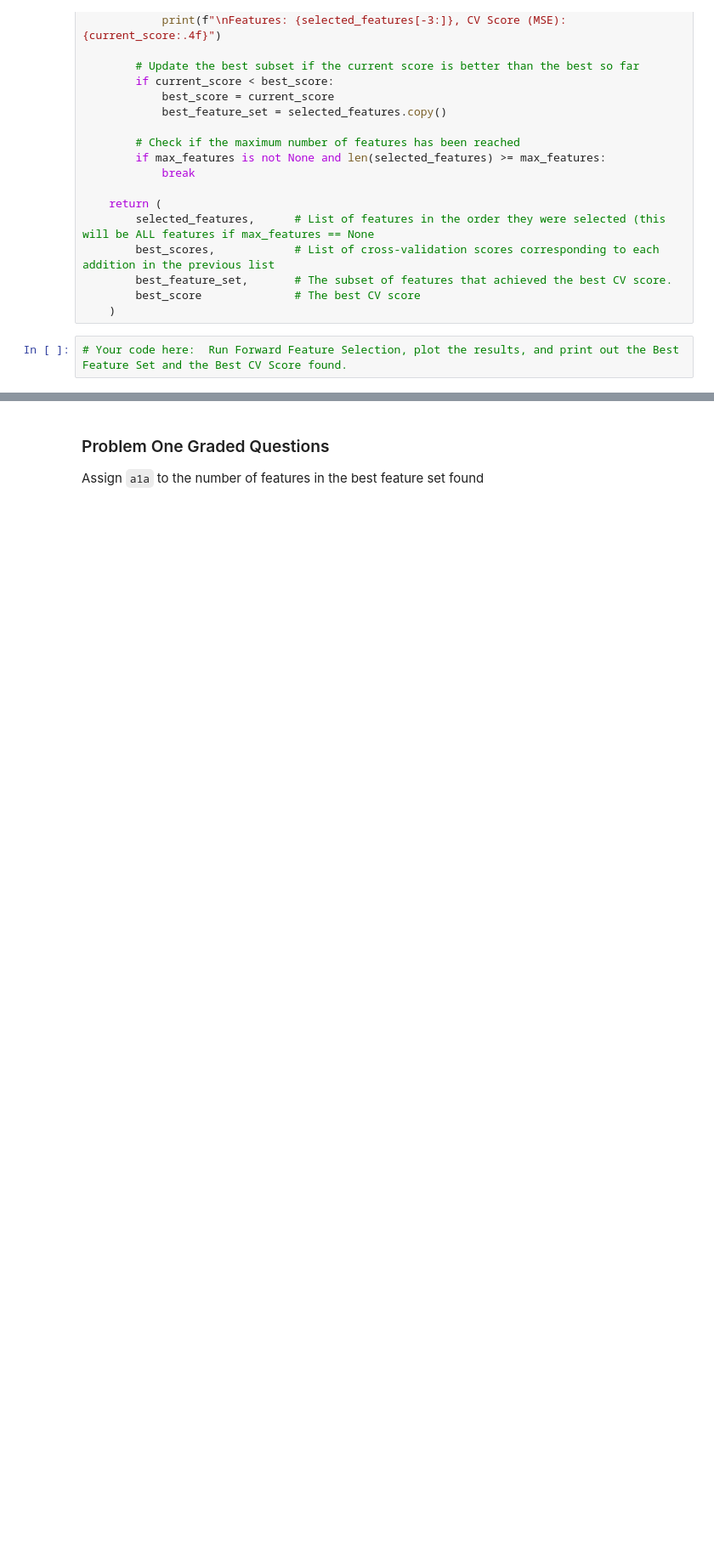
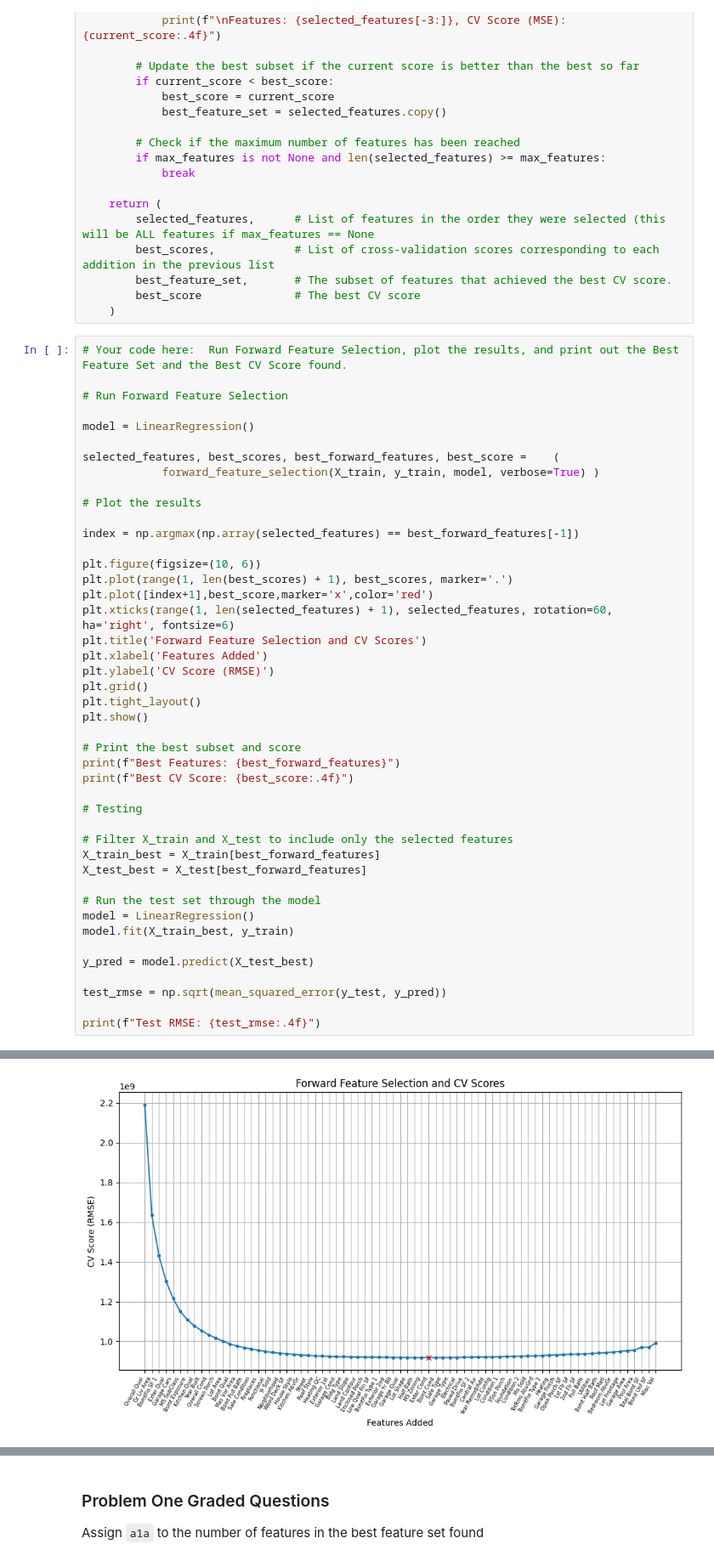
Before and after one commit to tware5-star/Module-3-Assignments, a Jupyter notebook: Homework_05.ipynb, the cells around one changed output, grey strips where cells are left out. Shown at 85% size. Saved outputs shown, nothing was run; the diff lists cells and outputs as text; blank space fills up the shorter version.

```diff
--- a/Homework_05.ipynb
+++ b/Homework_05.ipynb
@@ -178,3 +178,46 @@ def forward_feature_selection(X, y, model,
     )
 # %%
 # Your code here:  Run Forward Feature Selection, plot the results, and print out the Best Feature Set and the Best CV Score found.
+
+# Run Forward Feature Selection
+
+model = LinearRegression()
+
+selected_features, best_scores, best_forward_features, best_score =    (
+            forward_feature_selection(X_train, y_train, model, verbose=True) )
+
+# Plot the results
+
+index = np.argmax(np.array(selected_features) == best_forward_features[-1])
+
+plt.figure(figsize=(10, 6))
+plt.plot(range(1, len(best_scores) + 1), best_scores, marker='.')
+plt.plot([index+1],best_score,marker='x',color='red')
+plt.xticks(range(1, len(selected_features) + 1), selected_features, rotation=60, ha='right', fontsize=6)
+plt.title('Forward Feature Selection and CV Scores')
+plt.xlabel('Features Added')
+plt.ylabel('CV Score (RMSE)')
+plt.grid()
+plt.tight_layout()
+plt.show()
+
+# Print the best subset and score
+print(f"Best Features: {best_forward_features}")
+print(f"Best CV Score: {best_score:.4f}")
+
+# Testing
+
+# Filter X_train and X_test to include only the selected features
+X_train_best = X_train[best_forward_features]
+X_test_best = X_test[best_forward_features]
+
+# Run the test set through the model
+model = LinearRegression()
+model.fit(X_train_best, y_train)
+
+y_pred = model.predict(X_test_best)
+
+test_rmse = np.sqrt(mean_squared_error(y_test, y_pred))
+
+print(f"Test RMSE: {test_rmse:.4f}")
+# %% [output]
@@ -180,0 +241 @@ def forward_feature_selection(X, y, model,
+[figure, added]
```
Also changed, not shown: parts of 10 cells of this notebook.
